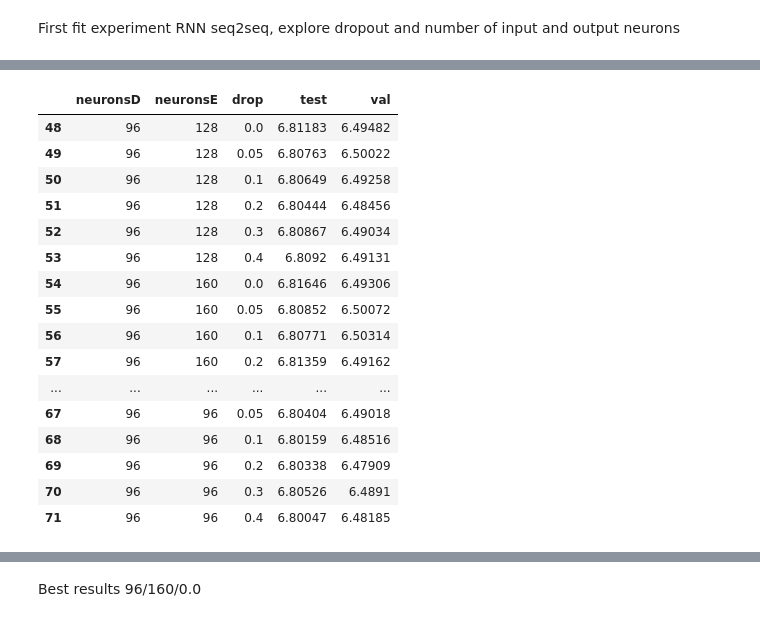
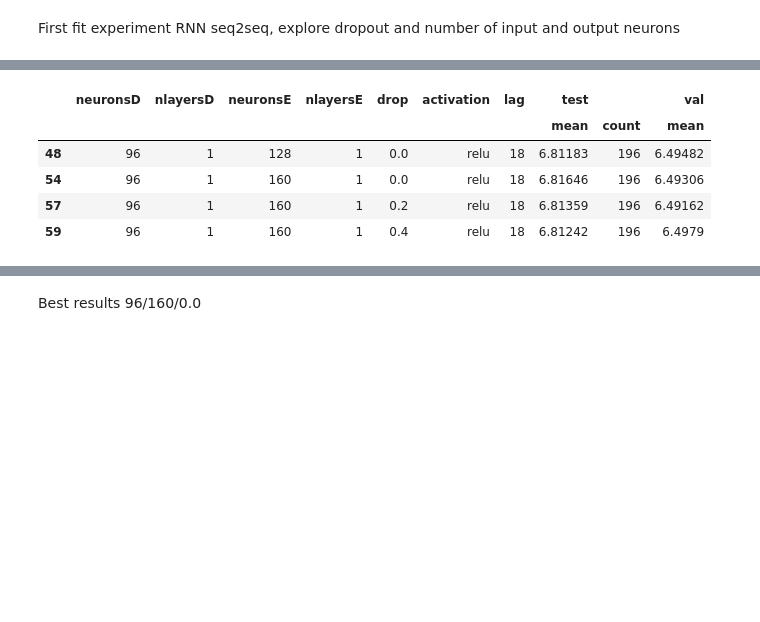
Before and after one commit to bejar/Wind, a Jupyter notebook: Notebooks/Tunning/ParameterTunningRNNEDS2S.ipynb, the cells around one changed output, grey strips where cells are left out. Saved outputs shown, nothing was run; the diff lists cells and outputs as text; code cells hidden in the pictures; blank space fills up the shorter version.

```diff
--- a/Notebooks/Tunning/ParameterTunningRNNEDS2S.ipynb
+++ b/Notebooks/Tunning/ParameterTunningRNNEDS2S.ipynb
@@ -62,21 +30,9 @@ array([<matplotlib.axes._subplots.AxesSubplot object at 0x...>,
-# %%
-b =a.groupby(by=['neuronsD', 'neuronsE', 'drop'],as_index=False).mean()
-b[b.neuronsD=='96'].style.highlight_max()
-# %% [output]
-|  | neuronsD | neuronsE | drop | test | val |
-| 48 | 96 | 128 | 0.0 | 6.81183 | 6.49482 |
-| 49 | 96 | 128 | 0.05 | 6.80763 | 6.50022 |
-| 50 | 96 | 128 | 0.1 | 6.80649 | 6.49258 |
-| 51 | 96 | 128 | 0.2 | 6.80444 | 6.48456 |
-| 52 | 96 | 128 | 0.3 | 6.80867 | 6.49034 |
-| 53 | 96 | 128 | 0.4 | 6.8092 | 6.49131 |
-| 54 | 96 | 160 | 0.0 | 6.81646 | 6.49306 |
-| 55 | 96 | 160 | 0.05 | 6.80852 | 6.50072 |
-| 56 | 96 | 160 | 0.1 | 6.80771 | 6.50314 |
-| 57 | 96 | 160 | 0.2 | 6.81359 | 6.49162 |
-| ... | ... | ... | ... | ... | ... |
-| 67 | 96 | 96 | 0.05 | 6.80404 | 6.49018 |
-| 68 | 96 | 96 | 0.1 | 6.80159 | 6.48516 |
-| 69 | 96 | 96 | 0.2 | 6.80338 | 6.47909 |
-| 70 | 96 | 96 | 0.3 | 6.80526 | 6.4891 |
-| 71 | 96 | 96 | 0.4 | 6.80047 | 6.48185 |
+# %%
+results.results_dataframe_aggregate(threshold=6.81)
+# %% [output]
+|  | neuronsD | nlayersD | neuronsE | nlayersE | drop | activation | lag | test |  | val |
+|  |  |  |  |  |  |  |  | mean | count | mean |
+| 48 | 96 | 1 | 128 | 1 | 0.0 | relu | 18 | 6.81183 | 196 | 6.49482 |
+| 54 | 96 | 1 | 160 | 1 | 0.0 | relu | 18 | 6.81646 | 196 | 6.49306 |
+| 57 | 96 | 1 | 160 | 1 | 0.2 | relu | 18 | 6.81359 | 196 | 6.49162 |
+| 59 | 96 | 1 | 160 | 1 | 0.4 | relu | 18 | 6.81242 | 196 | 6.4979 |
```
Also changed, not shown: parts of 33 cells of this notebook, 5 other files.
